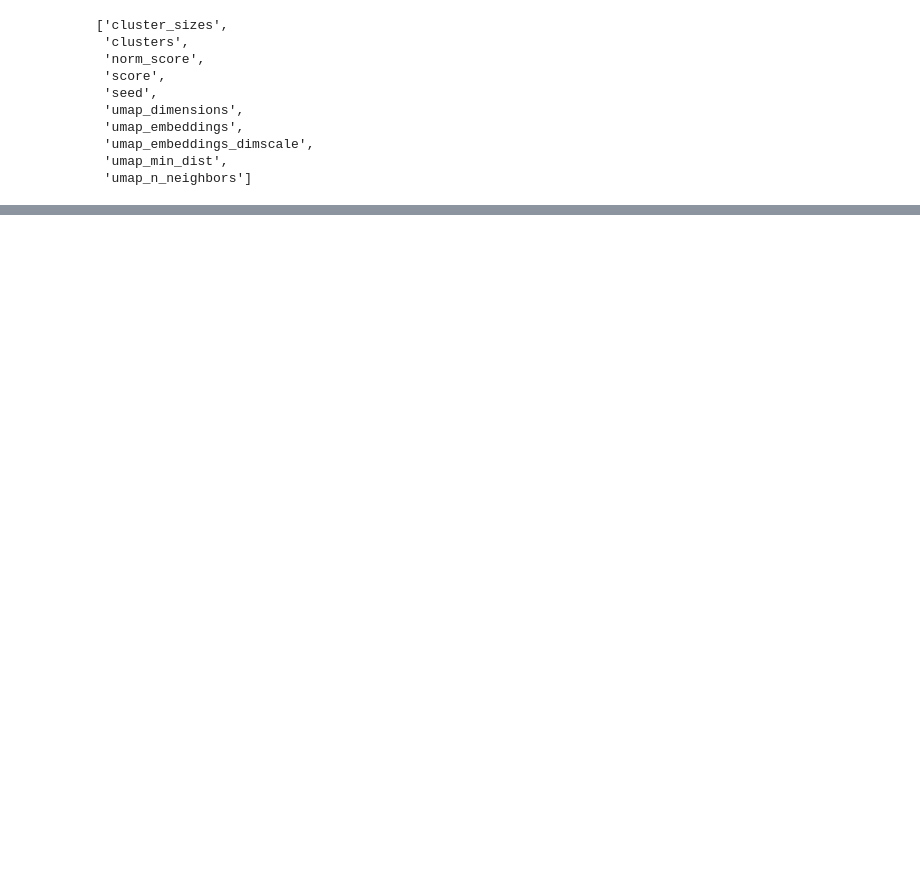
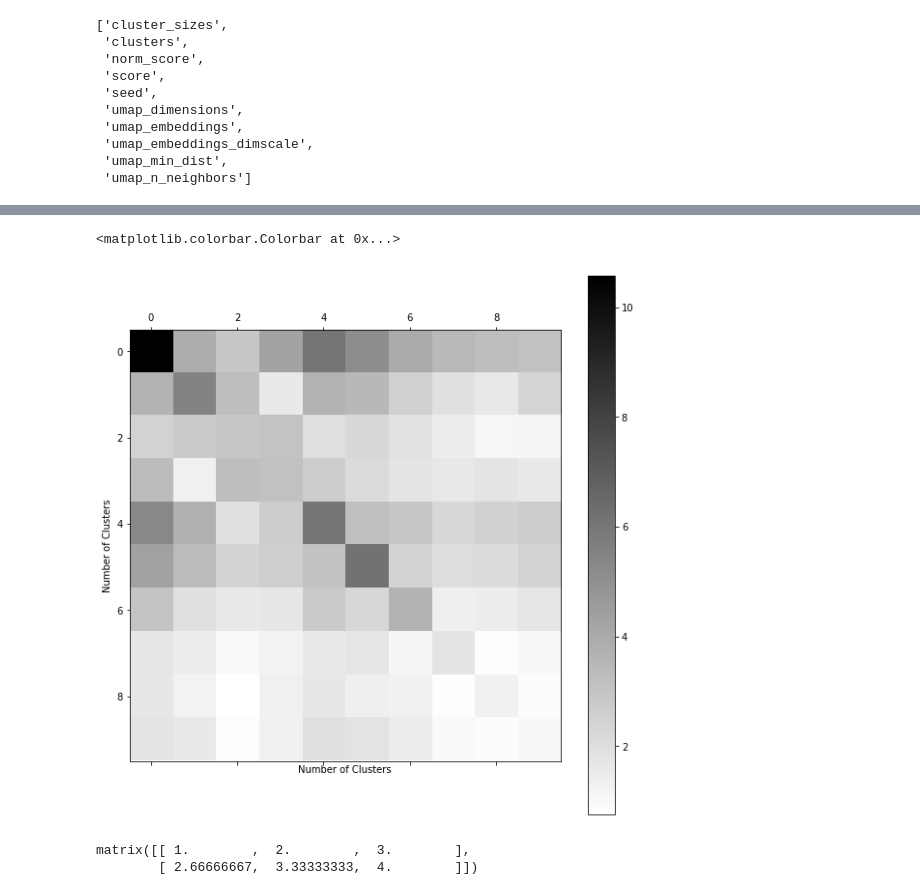
Before and after one commit to BouchardLab/ML_4_prec_prognosis, a Jupyter notebook: notebooks/predict_scores.ipynb, the cells around one changed output, grey strips where cells are left out. Saved outputs shown, nothing was run; the diff lists cells and outputs as text; code cells hidden in the pictures; blank space fills up the shorter version.

```diff
--- a/notebooks/predict_scores.ipynb
+++ b/notebooks/predict_scores.ipynb
@@ -75,0 +124,23 @@ array([  0.,  15.,  21.,  12.,  13.,  36.,  27.,  13.,  18.,   2.,  38.,
+# %%
+# Sensitivity plot (Confusion Matrix)
+csize = 10
+conf = np.zeros((50,len(umap_dims),csize,csize))
+
+
+
+for i in range(50):
+    for d in range(len(umap_dims)):
+        preds = list(map(int,predictions[i,d,csize-2,:]))
+        labs = list(map(int,labels[i,d,csize-2,:]))
+        for p,l in zip(preds, labs):
+            conf[i,d,p,l]+=1
+
+new_conf = conf.mean(axis=0).mean(axis=0)
+plt.rcParams['figure.figsize'] = 10, 10
+plt.matshow(new_conf, cmap='gray_r')
+plt.xlabel('Number of Clusters')
+plt.ylabel('Number of Clusters')
+plt.colorbar()
+# %% [output]
+<matplotlib.colorbar.Colorbar at 0x...>
+[figure, added]
@@ -75,0 +150,5 @@ array([  0.,  15.,  21.,  12.,  13.,  36.,  27.,  13.,  18.,   2.,  38.,
+# %%
+x/y
+# %% [output]
+matrix([[ 1.        ,  2.        ,  3.        ],
+        [ 2.66666667,  3.33333333,  4.        ]])
```
Also changed, not shown: parts of 12 cells of this notebook.
